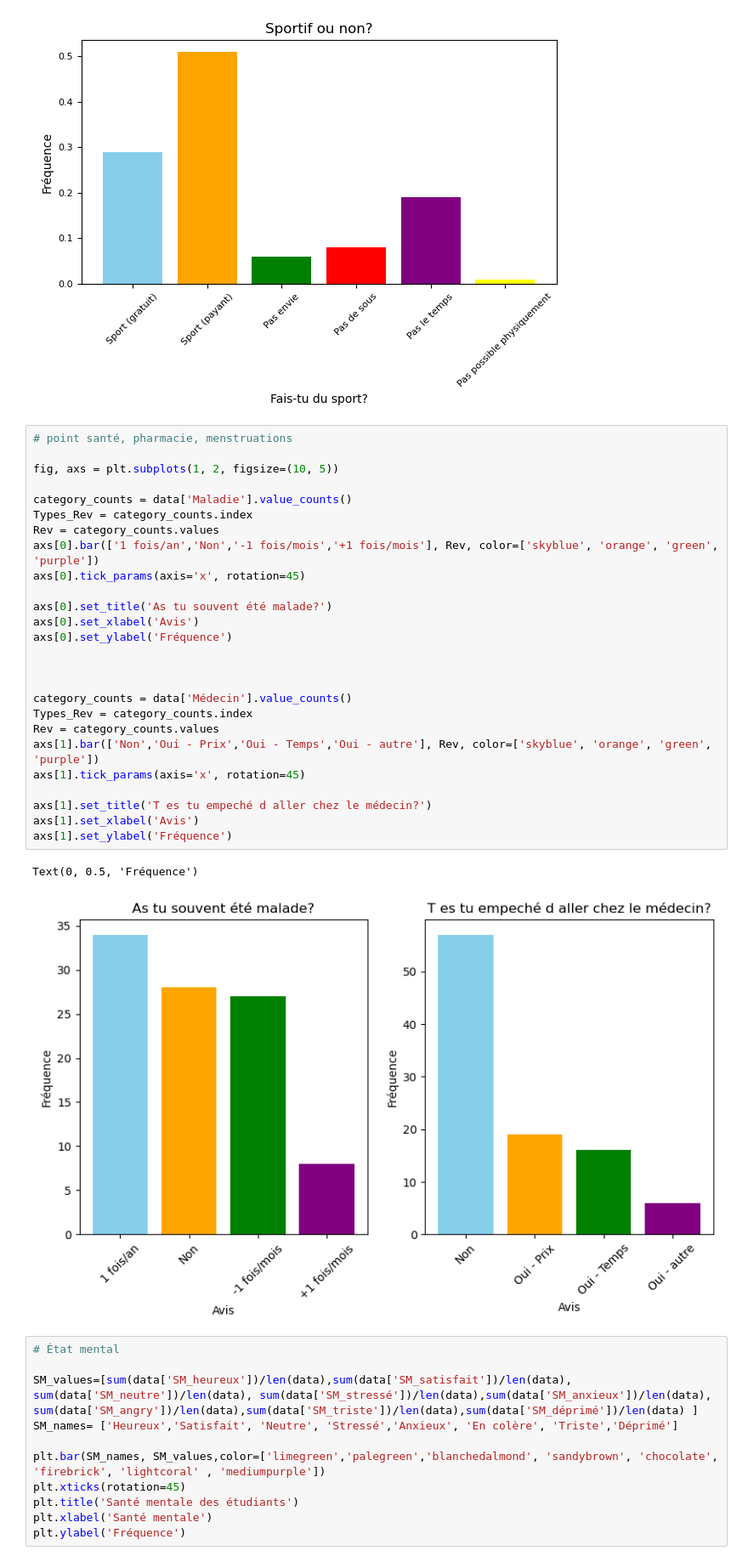
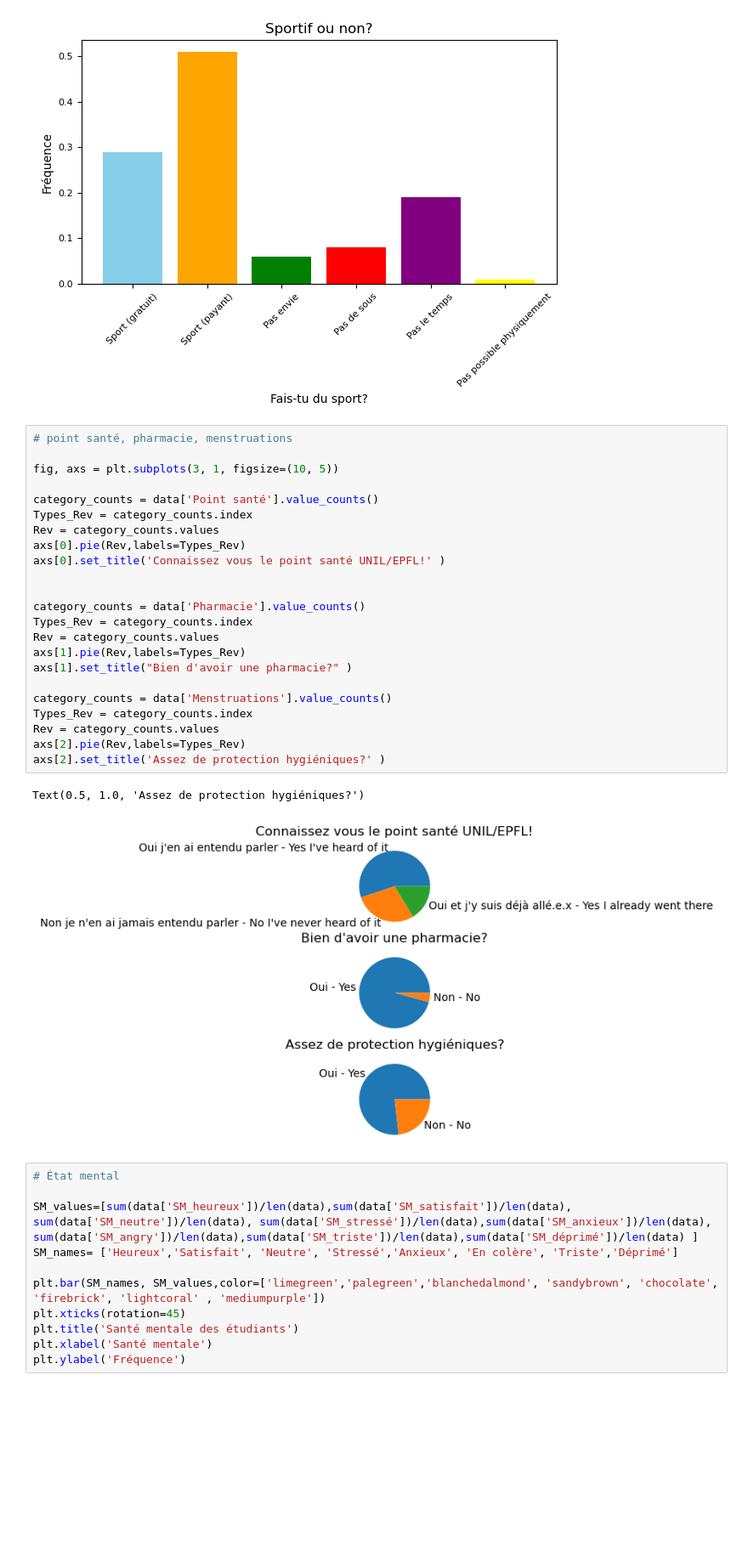
Before and after one commit to ClarissePierre/Precarite_Analyse, a Jupyter notebook: analyse.ipynb, the cells around one changed output. Shown at 85% size. Cells and saved outputs as stored; diff of their text form; blank space fills up the shorter version.

```diff
--- a/analyse.ipynb
+++ b/analyse.ipynb
@@ -684,35 +684,32 @@ plt.yticks(fontsize=8)
 plt.tight_layout()
 # %% [output]
 [figure]
-# %%
-# point santé, pharmacie, menstruations
-
-fig, axs = plt.subplots(1, 2, figsize=(10, 5))
-
-category_counts = data['Maladie'].value_counts()
-Types_Rev = category_counts.index
-Rev = category_counts.values
-axs[0].bar(['1 fois/an','Non','-1 fois/mois','+1 fois/mois'], Rev, color=['skyblue', 'orange', 'green', 'purple'])
-axs[0].tick_params(axis='x', rotation=45)
-
-axs[0].set_title('As tu souvent été malade?')
-axs[0].set_xlabel('Avis')
-axs[0].set_ylabel('Fréquence')
-
-
-
-category_counts = data['Médecin'].value_counts()
-Types_Rev = category_counts.index
-Rev = category_counts.values
-axs[1].bar(['Non','Oui - Prix','Oui - Temps','Oui - autre'], Rev, color=['skyblue', 'orange', 'green', 'purple'])
-axs[1].tick_params(axis='x', rotation=45)
-
-axs[1].set_title('T es tu empeché d aller chez le médecin?')
-axs[1].set_xlabel('Avis')
-axs[1].set_ylabel('Fréquence')
-# %% [output]
-Text(0, 0.5, 'Fréquence')
-[figure, removed]
+# %%
+# point santé, pharmacie, menstruations
+
+fig, axs = plt.subplots(3, 1, figsize=(10, 5))
+
+category_counts = data['Point santé'].value_counts()
+Types_Rev = category_counts.index
+Rev = category_counts.values
+axs[0].pie(Rev,labels=Types_Rev)
+axs[0].set_title('Connaissez vous le point santé UNIL/EPFL!' )
+
+
+category_counts = data['Pharmacie'].value_counts()
+Types_Rev = category_counts.index
+Rev = category_counts.values
+axs[1].pie(Rev,labels=Types_Rev)
+axs[1].set_title("Bien d'avoir une pharmacie?" )
+
+category_counts = data['Menstruations'].value_counts()
+Types_Rev = category_counts.index
+Rev = category_counts.values
+axs[2].pie(Rev,labels=Types_Rev)
+axs[2].set_title('Assez de protection hygiéniques?' )
+# %% [output]
+Text(0.5, 1.0, 'Assez de protection hygiéniques?')
+[figure, added]
 # %%
 # État mental
 
```
Also changed, not shown: parts of 4 cells of this notebook.
